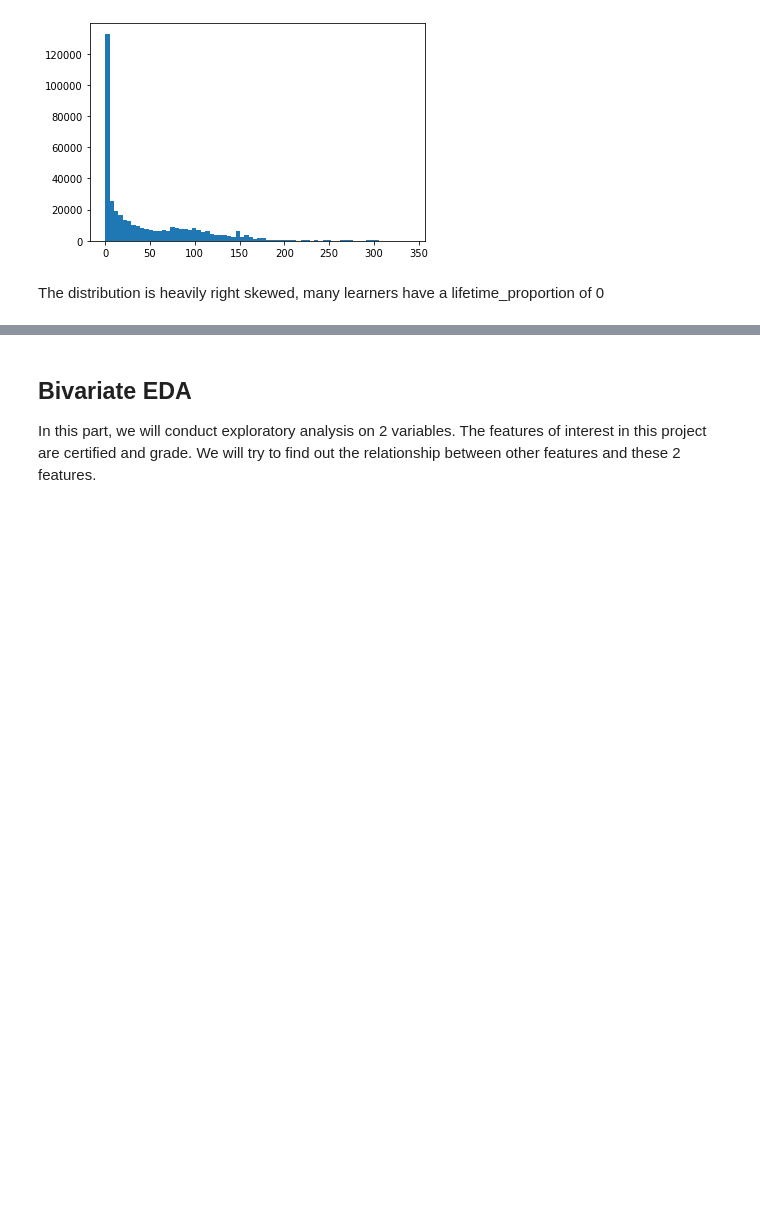
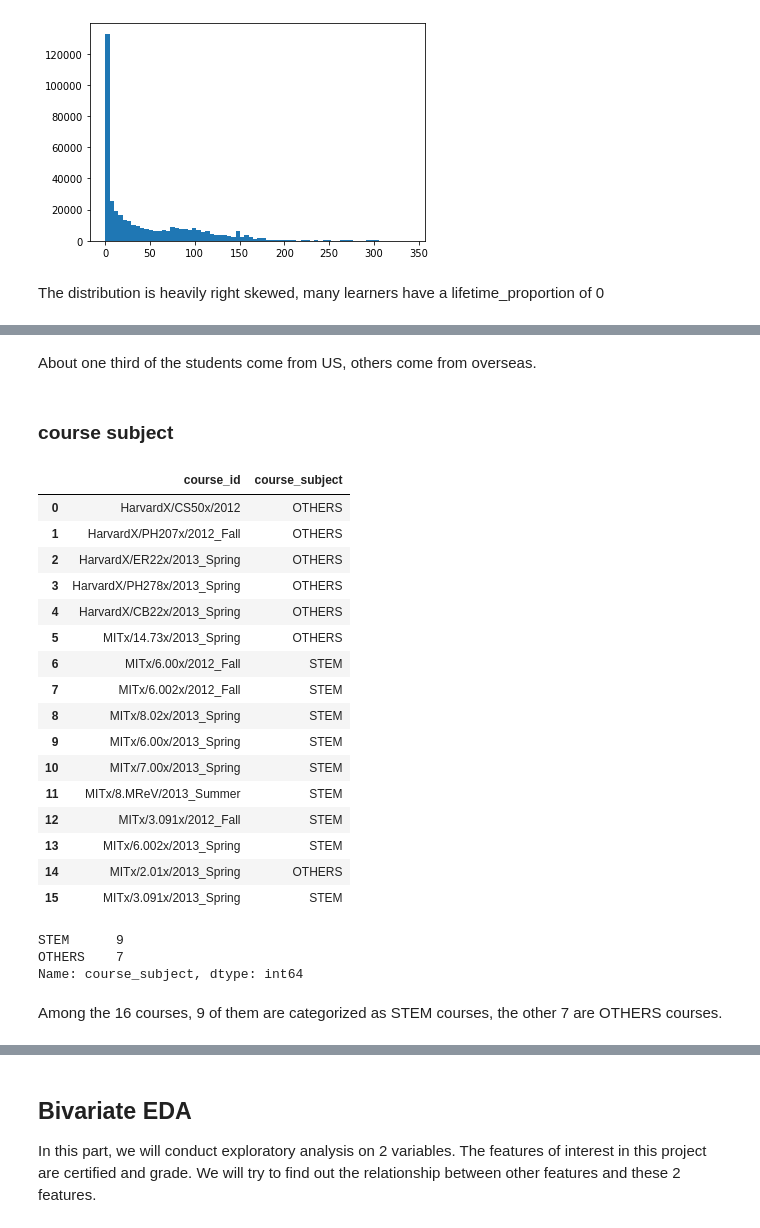
Before and after one commit to RayWongGit/HarvardX_MITx_Person_Course_Dataset_Exploration, a Jupyter notebook: HarvardX_MITx_Person_Course_Dataset_EDA_Registered.ipynb, the cells around one changed output, grey strips where cells are left out. Drawn from its saved outputs; the diff is of its cells as text; code cells hidden in the pictures; blank space fills up the shorter version.

```diff
--- a/HarvardX_MITx_Person_Course_Dataset_EDA_Registered.ipynb
+++ b/HarvardX_MITx_Person_Course_Dataset_EDA_Registered.ipynb
@@ -692,3 +768,38 @@ The distribution is heavily right skewed, many learners have a lifetime_proporti
+# %% [markdown]
+About one third of the students come from US, others come from overseas.
+# %% [markdown]
+### course subject
+# %%
+# course subject of each course
+course_subject_df = df[['course_id', 'course_subject']].drop_duplicates().reset_index(drop=True)
+course_subject_df
+# %% [output]
+|  | course_id | course_subject |
+| 0 | HarvardX/CS50x/2012 | OTHERS |
+| 1 | HarvardX/PH207x/2012_Fall | OTHERS |
+| 2 | HarvardX/ER22x/2013_Spring | OTHERS |
+| 3 | HarvardX/PH278x/2013_Spring | OTHERS |
+| 4 | HarvardX/CB22x/2013_Spring | OTHERS |
+| 5 | MITx/14.73x/2013_Spring | OTHERS |
+| 6 | MITx/6.00x/2012_Fall | STEM |
+| 7 | MITx/6.002x/2012_Fall | STEM |
+| 8 | MITx/8.02x/2013_Spring | STEM |
+| 9 | MITx/6.00x/2013_Spring | STEM |
+| 10 | MITx/7.00x/2013_Spring | STEM |
+| 11 | MITx/8.MReV/2013_Summer | STEM |
+| 12 | MITx/3.091x/2012_Fall | STEM |
+| 13 | MITx/6.002x/2013_Spring | STEM |
+| 14 | MITx/2.01x/2013_Spring | OTHERS |
+| 15 | MITx/3.091x/2013_Spring | STEM |
+# %%
+# course subject value counts
+course_subject_df.course_subject.value_counts()
+# %% [output]
+STEM      9
+OTHERS    7
+Name: course_subject, dtype: int64
+# %% [markdown]
+Among the 16 courses, 9 of them are categorized as STEM courses, the other 7 are OTHERS courses.
 # %% [markdown]
 ### Discussion
 
```
Also changed, not shown: parts of 53 cells of this notebook, 2 other files.
